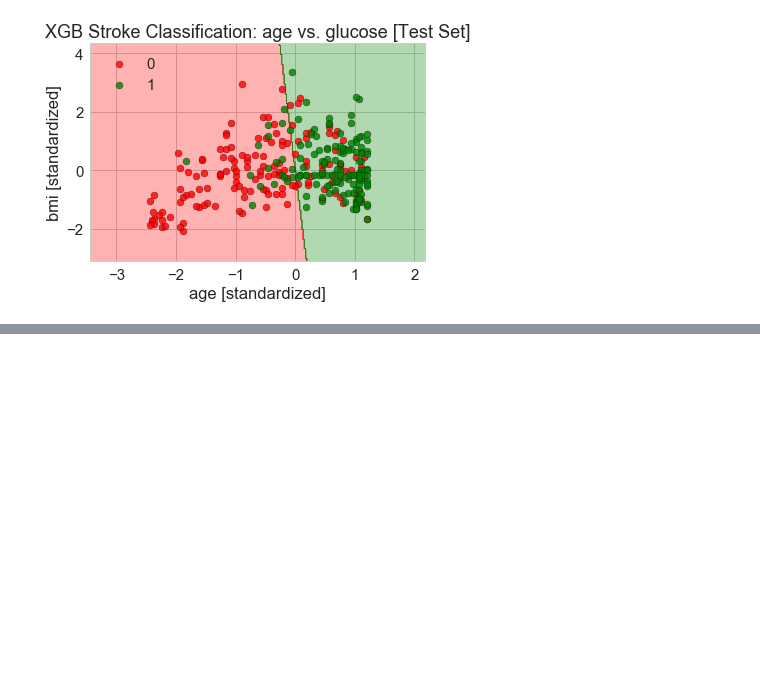
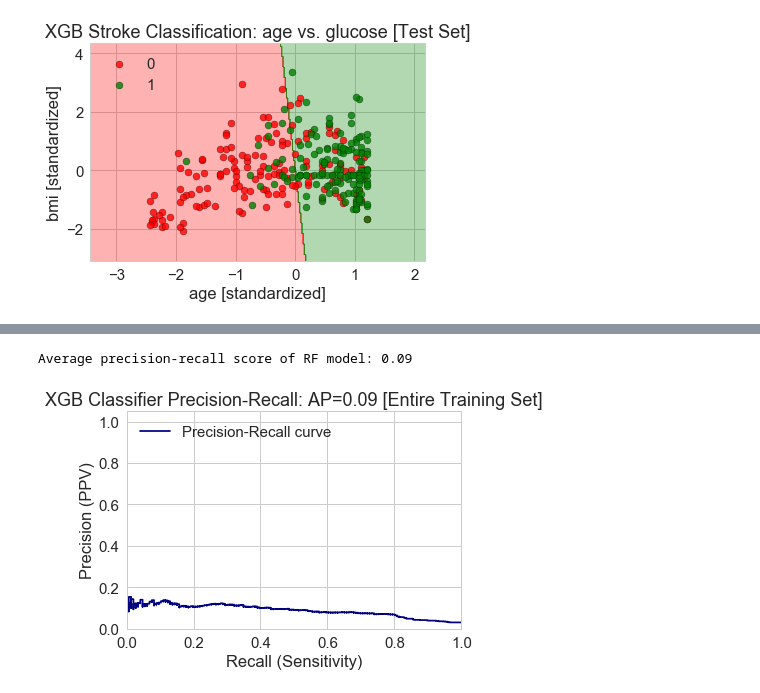
Before and after one commit to emgoh/capstone, a Jupyter notebook: capstone_codes/cp_stroke_tidy_notebook.ipynb, the cells around one changed output, grey strips where cells are left out. Cells and saved outputs as stored; diff of their text form; code cells hidden in the pictures; blank space fills up the shorter version.

```diff
--- a/capstone_codes/cp_stroke_tidy_notebook.ipynb
+++ b/capstone_codes/cp_stroke_tidy_notebook.ipynb
@@ -1441,0 +1539,28 @@ plt.show()
+# %%
+############################################################################################
+# Compute average precision score :
+y_score_all = random_search_xgb.predict_proba(X_test_xgb_all)[:,1]
+avg_precision_all = average_precision_score(y_test_xgb_all, y_score_all)
+
+# Print average precision-recall score:
+print('Average precision-recall score of RF model: {0:0.2f}'.format(
+      avg_precision_all))
+
+# Plot Precision-Recall curve:
+precision, recall, _ = precision_recall_curve(y_test_xgb_all, y_score_all)
+
+plt.step(recall, precision, color='navy', where='post',label='Precision-Recall curve')
+#plt.fill_between(recall, precision, step='post', alpha=0.2, color='navy')
+
+plt.xlabel('Recall (Sensitivity)')
+plt.ylabel('Precision (PPV)')
+plt.ylim([0.0, 1.05])
+plt.xlim([0.0, 1.0])
+plt.legend(loc='upper left')
+plt.title('XGB Classifier Precision-Recall: AP={0:0.2f} [Entire Training Set]'
+          .format(avg_precision_all))
+plt.show()
+############################################################################################
+# %% [output]
+Average precision-recall score of RF model: 0.09
+[figure, added]
```
Also changed, not shown: parts of 9 cells of this notebook.
